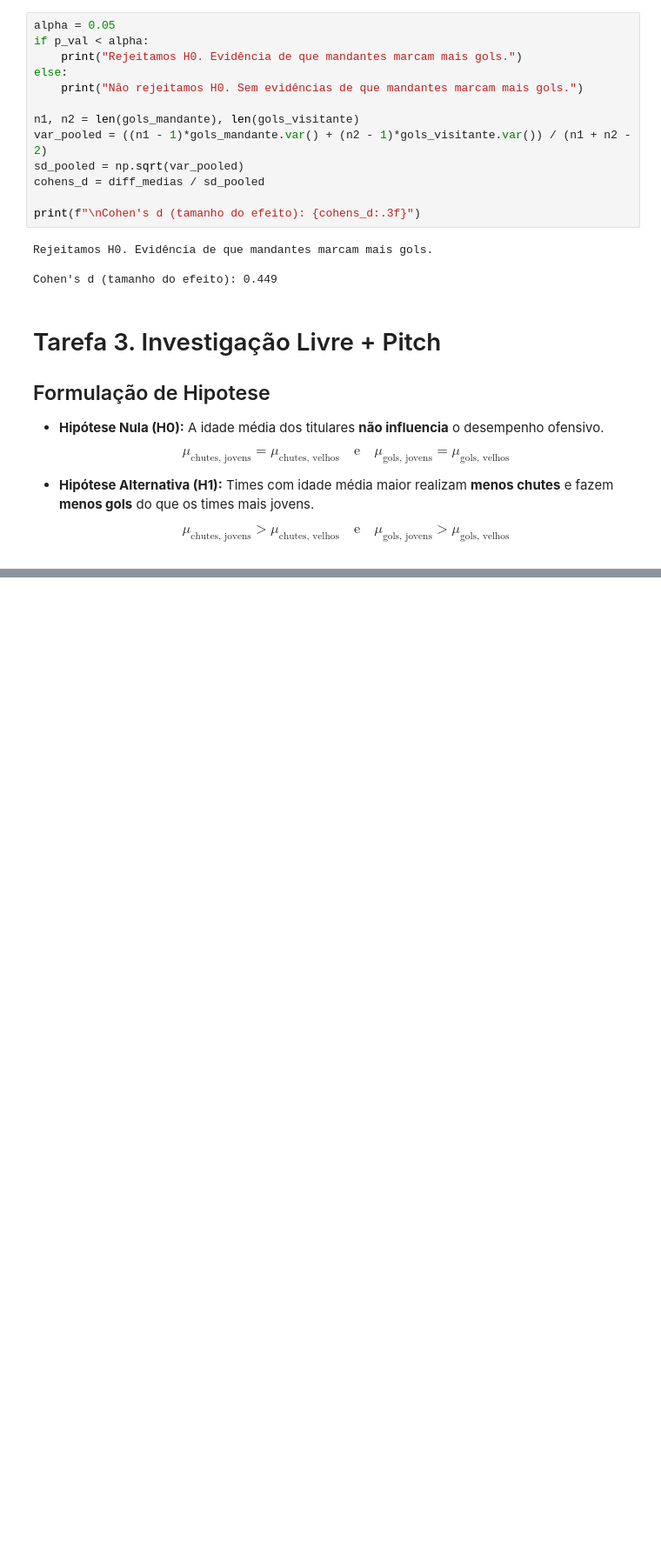
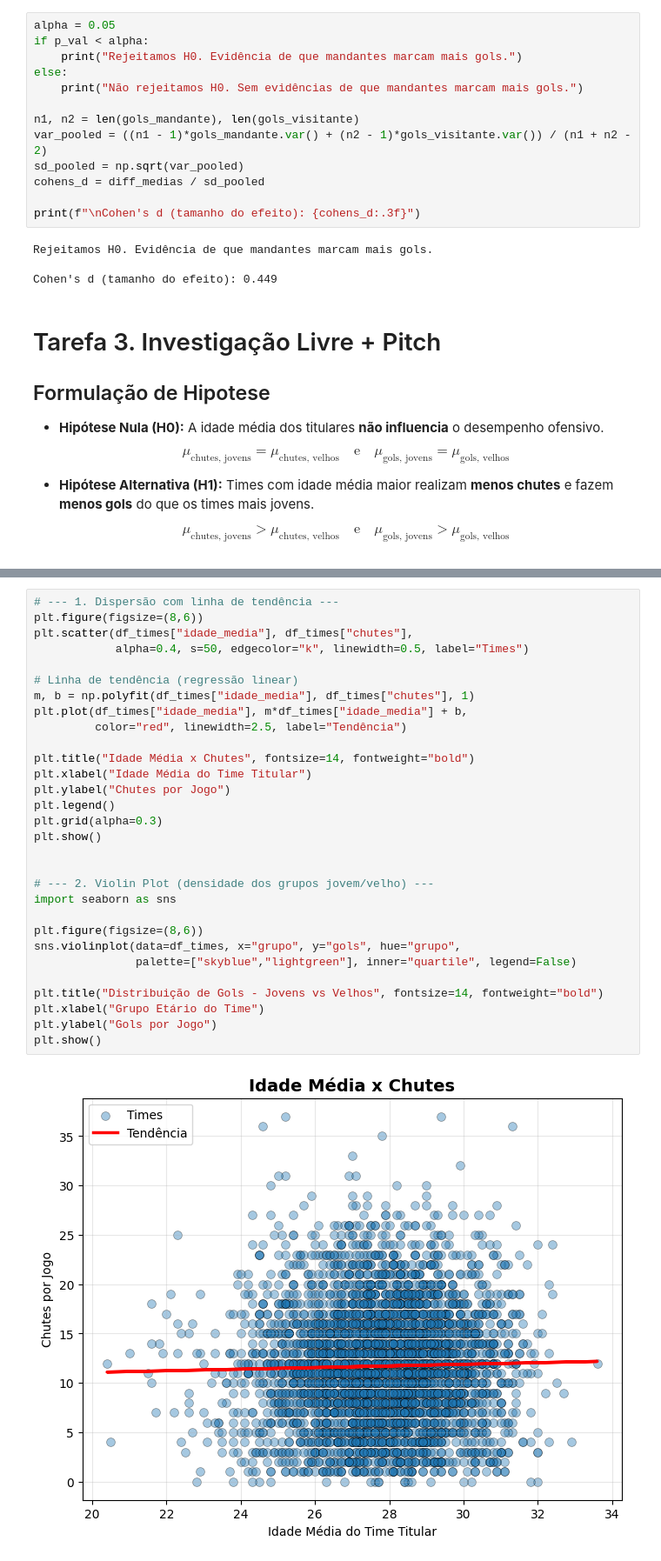
Before and after one commit to Danilus04/CienciaDeDados, a Jupyter notebook: AtividadeLab2/notebook.ipynb, the cells around one changed output, grey strips where cells are left out. Shown at 87% size. Drawn from its saved outputs; the diff is of its cells as text; blank space fills up the shorter version.

```diff
--- a/AtividadeLab2/notebook.ipynb
+++ b/AtividadeLab2/notebook.ipynb
@@ -241,0 +303,32 @@ Cohen's d (tamanho do efeito): 0.449
+# %%
+# --- 1. Dispersão com linha de tendência ---
+plt.figure(figsize=(8,6))
+plt.scatter(df_times["idade_media"], df_times["chutes"],
+            alpha=0.4, s=50, edgecolor="k", linewidth=0.5, label="Times")
+
+# Linha de tendência (regressão linear)
+m, b = np.polyfit(df_times["idade_media"], df_times["chutes"], 1)
+plt.plot(df_times["idade_media"], m*df_times["idade_media"] + b,
+         color="red", linewidth=2.5, label="Tendência")
+
+plt.title("Idade Média x Chutes", fontsize=14, fontweight="bold")
+plt.xlabel("Idade Média do Time Titular")
+plt.ylabel("Chutes por Jogo")
+plt.legend()
+plt.grid(alpha=0.3)
+plt.show()
+
+
+# --- 2. Violin Plot (densidade dos grupos jovem/velho) ---
+import seaborn as sns
+
+plt.figure(figsize=(8,6))
+sns.violinplot(data=df_times, x="grupo", y="gols", hue="grupo",
+               palette=["skyblue","lightgreen"], inner="quartile", legend=False)
+
+plt.title("Distribuição de Gols - Jovens vs Velhos", fontsize=14, fontweight="bold")
+plt.xlabel("Grupo Etário do Time")
+plt.ylabel("Gols por Jogo")
+plt.show()
+# %% [output]
+[figure, added]
```
Also changed, not shown: parts of 7 cells of this notebook, 2 other files.
